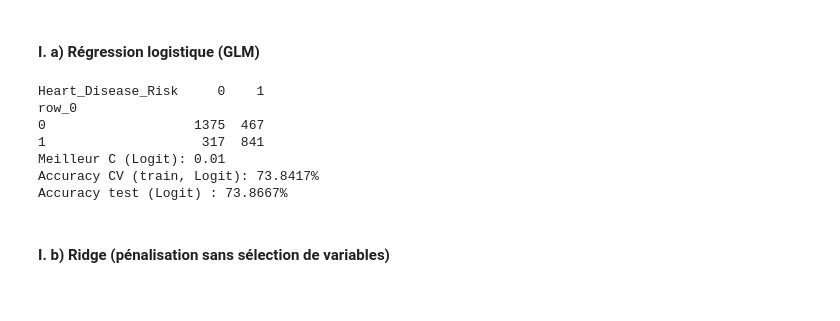
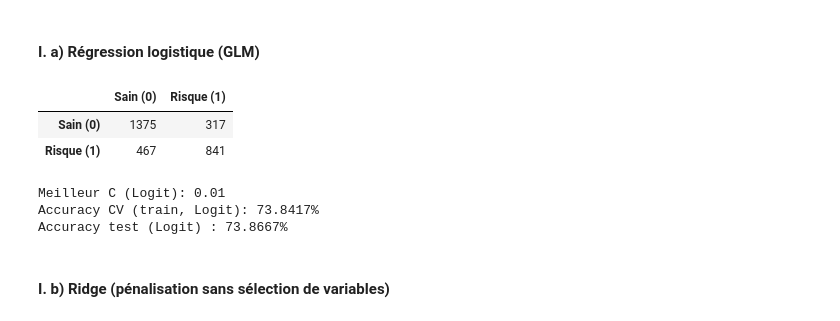
Before and after one commit to clairesn23/machine_learning, a Jupyter notebook: Projet_Python.ipynb, the cells around one changed output. Saved outputs shown, nothing was run; the diff lists cells and outputs as text; code cells hidden in the pictures.

```diff
--- a/Projet_Python.ipynb
+++ b/Projet_Python.ipynb
@@ -112,7 +112,7 @@ Xr_test_r = scaler.transform(X_test_r)
 # %% [markdown]
 #### I. a) Régression logistique (GLM)
 # %%
-#On commence par un GLM classique pour la cls : la régression logistique.
+#On commence par un GLM classique pour la classification : la régression logistique.
 from sklearn.linear_model import LogisticRegression
 from sklearn.model_selection import GridSearchCV
 from sklearn.metrics import accuracy_score
@@ -121,26 +121,25 @@ param=[{"C":[0.005,0.009,0.01,0.011,0.05,0.07,0.1,0.3,0.5,0.7,1,1.2,1.5,1.7,2,3,
 logit = GridSearchCV(LogisticRegression(solver="liblinear"), param,cv=5,n_jobs=-1)
 logitOpt=logit.fit(Xr_train_c, y_train_c)  # GridSearchCV est lui-même un estimateur
 # paramètre optimal
-
-# Prévision
-y__pred_logit = logitOpt.predict(Xr_test_c)
-# matrice de confusion
-table=pd.crosstab(y__pred_logit,y_test_c)
-print(table)
-#C'est pas ouf
-
-print(f"Meilleur C (Logit): {logitOpt.best_params_['C']}")
-print(f"Accuracy CV (train, Logit): {logitOpt.best_score_*100:.4f}%")
-acc_test = accuracy_score(y_test_c, y__pred_logit)
-print(f"Accuracy test (Logit) : {acc_test*100:.4f}%")
-# %% [output]
-Heart_Disease_Risk     0    1
-row_0
-0                   1375  467
-1                    317  841
-Meilleur C (Logit): 0.01
-Accuracy CV (train, Logit): 73.8417%
-Accuracy test (Logit) : 73.8667%
+# %%
+# Prévision
+y_pred_logit = logitOpt.predict(Xr_test_c)
+table = pd.crosstab(y_test_c, y_pred_logit,rownames=['Réalité'],colnames=['Prédiction']) # Création de la matrice de confusion
+table.index = ['Sain (0)', 'Risque (1)']
+table.columns = ['Sain (0)', 'Risque (1)']
+display(table)
+
+print(f"Meilleur C (Logit): {logitOpt.best_params_['C']}")
+print(f"Accuracy CV (train, Logit): {logitOpt.best_score_*100:.4f}%")
+acc_test = accuracy_score(y_test_c, y_pred_logit)
+print(f"Accuracy test (Logit) : {acc_test*100:.4f}%")
+# %% [output]
+|  | Sain (0) | Risque (1) |
+| Sain (0) | 1375 | 317 |
+| Risque (1) | 467 | 841 |
+Meilleur C (Logit): 0.01
+Accuracy CV (train, Logit): 73.8417%
+Accuracy test (Logit) : 73.8667%
 # %% [markdown]
 #### I. b) Ridge (pénalisation sans sélection de variables)
 # %%
```
Also changed, not shown: parts of 1 cell of this notebook.
